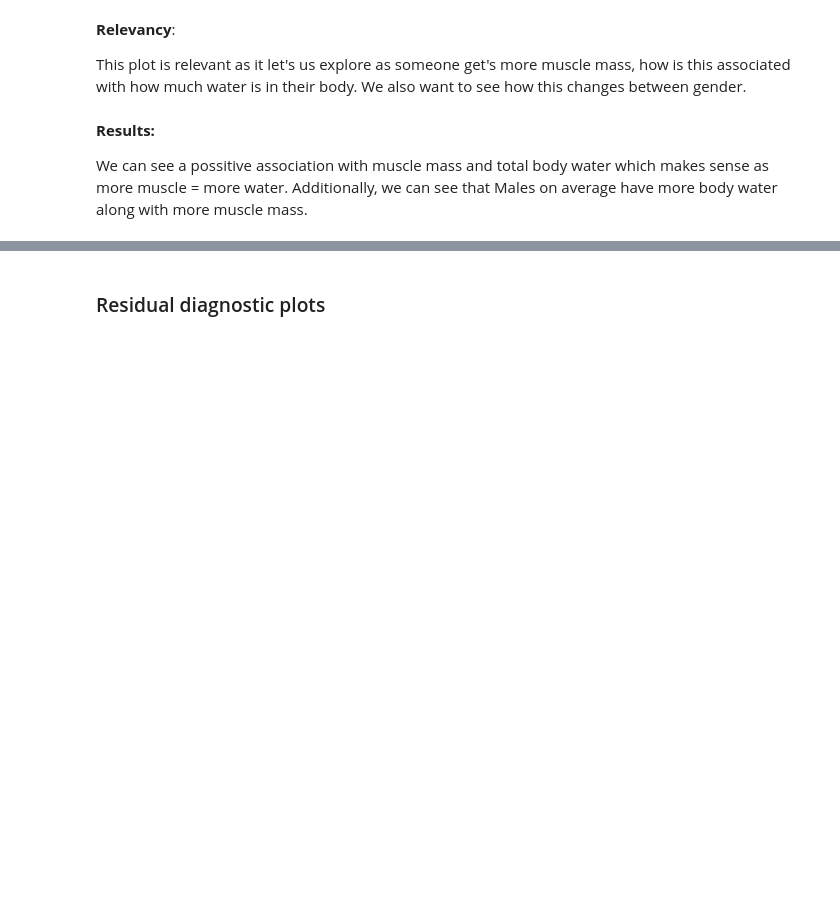
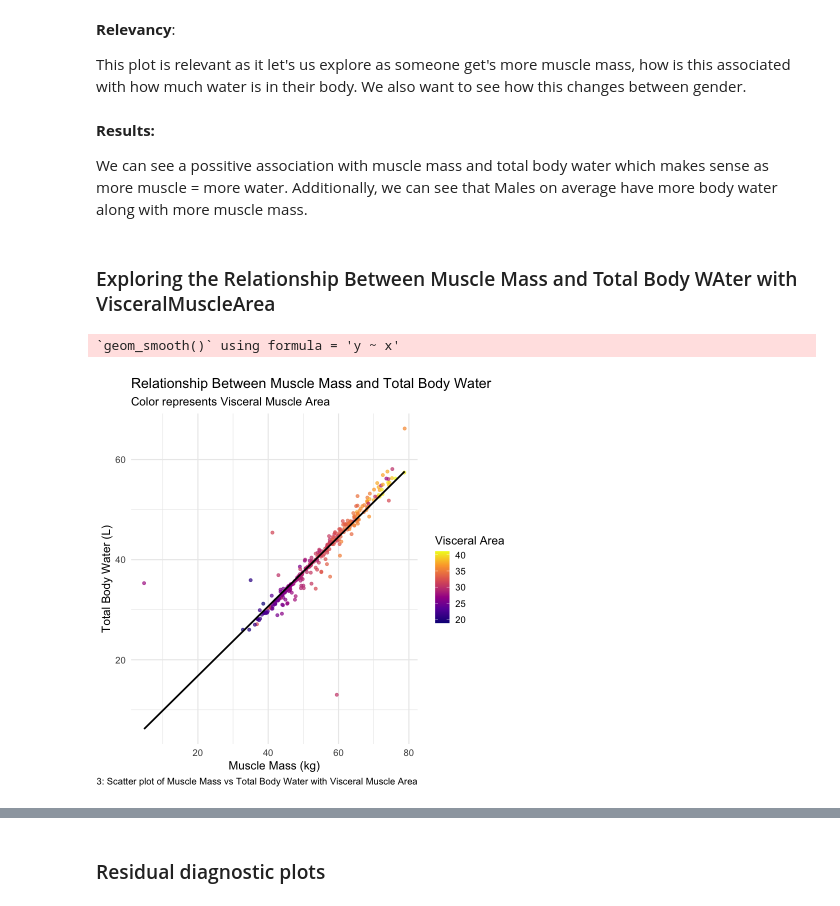
Before and after one commit to calvingdu/stat301_group20, a Jupyter notebook: final/finalFormatted.ipynb, the cells around one changed output, grey strips where cells are left out. Cells and saved outputs as stored; diff of their text form; code cells hidden in the pictures; blank space fills up the shorter version.

```diff
--- a/final/finalFormatted.ipynb
+++ b/final/finalFormatted.ipynb
@@ -285,3 +318,24 @@ This plot is relevant as it let's us explore as someone get's more muscle mass,
 **Results:**
 
 We can see a possitive association with muscle mass and total body water which makes sense as more muscle = more water. Additionally, we can see that Males on average have more body water along with more muscle mass.
+# %% [markdown]
+### Exploring the Relationship Between Muscle Mass and Total Body WAter with VisceralMuscleArea
+# %%
+ggplot(df, aes(x = musclemassmm,
+               y = totalbodywatertbw,
+               color = visceralmuscleareavmakg)) +
+  geom_point(alpha = 0.7) +
+  geom_smooth(method = "lm", se = FALSE, color = "black") +
+  scale_color_viridis_c(option = "plasma") +
+  theme_minimal(base_size = 14) +
+  labs(
+    title = "Relationship Between Muscle Mass and Total Body Water",
+    subtitle = "Color represents Visceral Muscle Area",
+    x = "Muscle Mass (kg)",
+    y = "Total Body Water (L)",
+    color = "Visceral Area",
+    caption = "Figure 3: Scatter plot of Muscle Mass vs Total Body Water with Visceral Muscle Area"
+  )
+# %% [output]
+`geom_smooth()` using formula = 'y ~ x'
+[figure, added]
```
Also changed, not shown: parts of 6 cells of this notebook, 1 other file.
